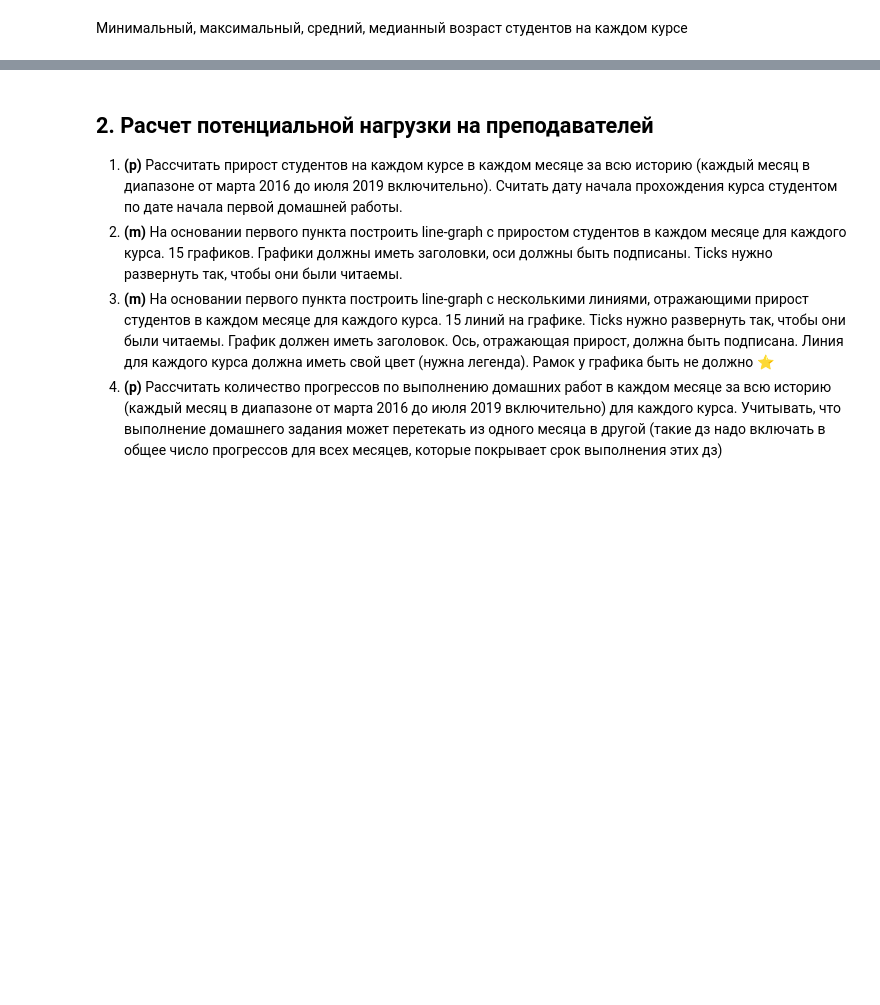
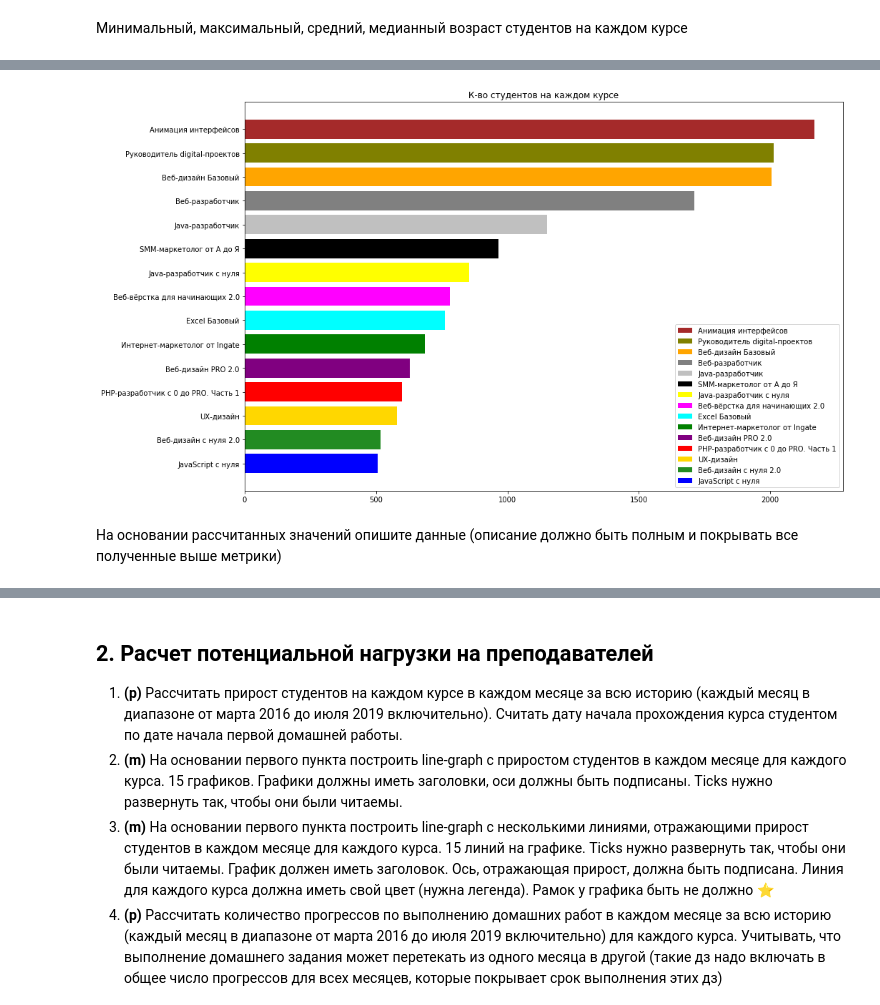
Before and after one commit to Andruxa2102/Study, a Jupyter notebook: Coursework_analytics_1.ipynb, the cells around one changed output, grey strips where cells are left out. Drawn from its saved outputs; the diff is of its cells as text; code cells hidden in the pictures; blank space fills up the shorter version.

```diff
--- a/Coursework_analytics_1.ipynb
+++ b/Coursework_analytics_1.ipynb
@@ -409,0 +422,15 @@ temp_df[(temp_df.age > 10) & (temp_df.age < 100)].groupby(['course_id','title'])
+# %%
+x = list(dict(main.groupby(['course_id', 'title'])['student_id'].nunique().index).values())
+y = main.groupby(['course_id', 'title'])['student_id'].nunique().sort_values().values
+colors = ('blue', 'forestgreen', 'gold', 'red', 'purple', 'green', 'cyan', 'magenta', 'yellow', 'black', \
+          'silver', 'gray', 'orange', 'olive', 'brown')
+#lgd = plt.barh(x, )
+# %%
+plt.figure(figsize=(15,10))
+h = plt.barh(x, y, label=x, color=colors)
+plt.title('К-во студентов на каждом курсе')
+plt.legend(h[::-1], x[::-1]);
+# %% [output]
+[figure, added]
+# %% [markdown]
+На основании рассчитанных значений опишите данные (описание должно быть полным и покрывать все полученные выше метрики)
```
Also changed, not shown: parts of 29 cells of this notebook.
